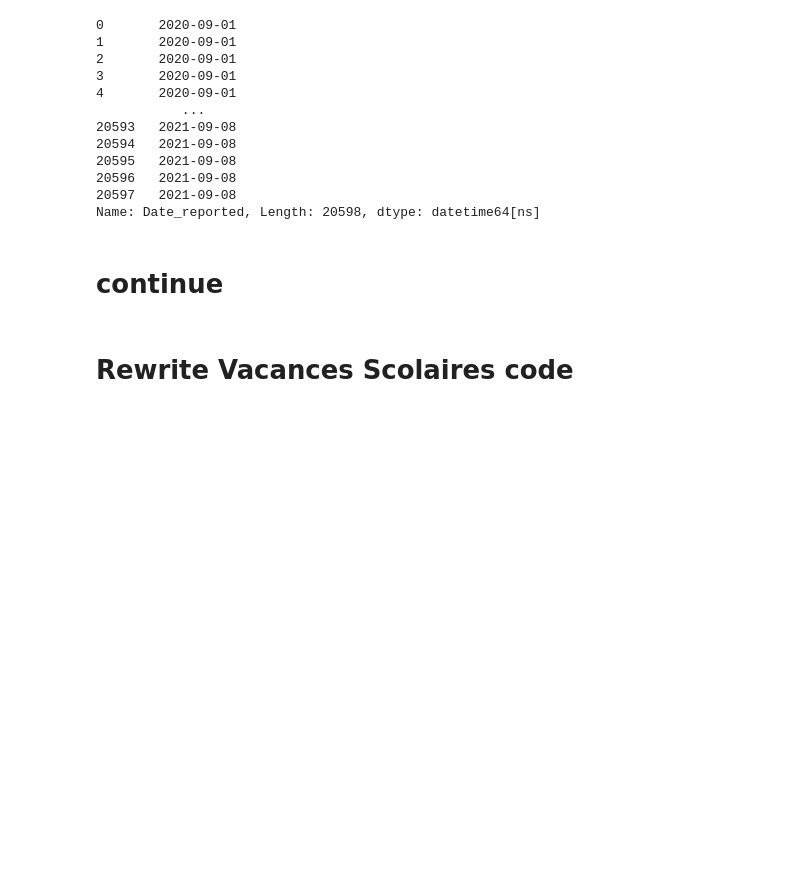
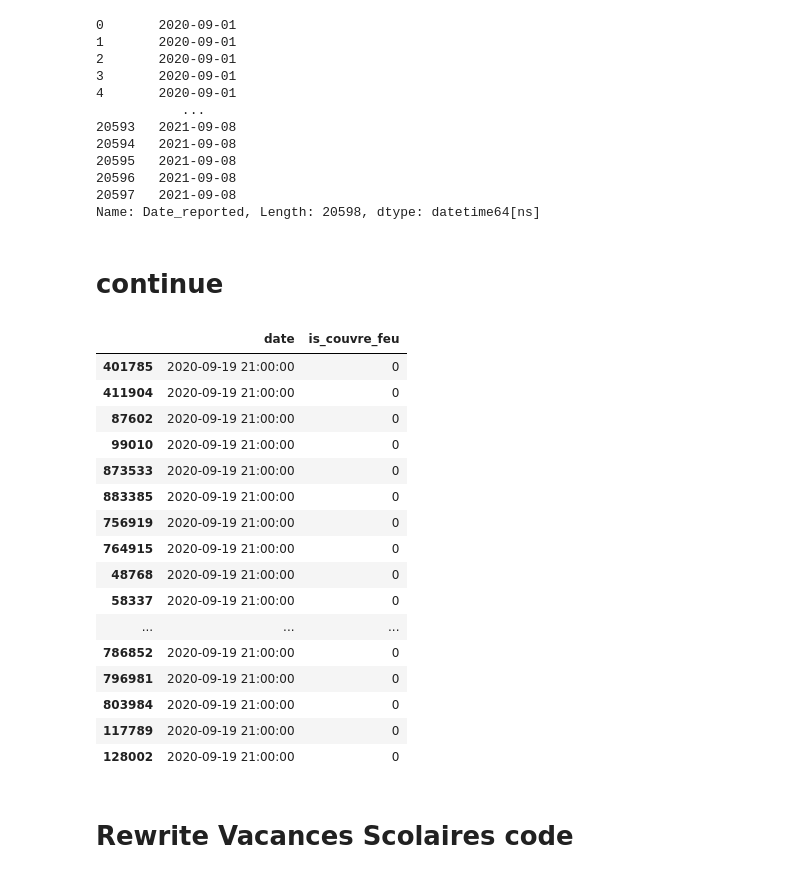
Before and after one commit to raphaelamzallag/python_dsb_final_project, a Jupyter notebook: Preproc.ipynb, the cells around one changed output. Saved outputs shown, nothing was run; the diff lists cells and outputs as text; code cells hidden in the pictures; blank space fills up the shorter version.

```diff
--- a/Preproc.ipynb
+++ b/Preproc.ipynb
@@ -119,2 +121,46 @@ Name: Date_reported, Length: 20598, dtype: datetime64[ns]
+# %%
+
+def apply_couvre_feu(df, date_column='date'):
+
+    couvre_feu_periods = [
+        {"start": datetime.datetime(2020, 10, 17), "end": datetime.datetime(2020, 10, 29), "start_time": datetime.time(21, 0), "end_time": datetime.time(6, 0)},
+        {"start": datetime.datetime(2021, 1, 16), "end": datetime.datetime(2021, 6, 20), "start_time": datetime.time(21, 0), "end_time": datetime.time(6, 0)},
+    ]
+
+    def is_couvre_feu(date_heure):
+
+        if not isinstance(date_heure, str):
+            date_heure = date_heure.strftime('%Y-%m-%d %H:%M')
+
+        dt = datetime.datetime.strptime(date_heure, '%Y-%m-%d %H:%M')
+        for period in couvre_feu_periods:
+            if period["start"].date() <= dt.date() <= period["end"].date():
+                if ((dt.time() >= period["start_time"]) or (dt.time() < period["end_time"])):
+                    return 1
+        return 0
+
+    df['is_couvre_feu'] = df[date_column].apply(is_couvre_feu)
+    return df
+# %%
+apply_couvre_feu(X)
+X[['date','is_couvre_feu']][X['date']=='2020-09-19 21:00:00']
+# %% [output]
+|  | date | is_couvre_feu |
+| 401785 | 2020-09-19 21:00:00 | 0 |
+| 411904 | 2020-09-19 21:00:00 | 0 |
+| 87602 | 2020-09-19 21:00:00 | 0 |
+| 99010 | 2020-09-19 21:00:00 | 0 |
+| 873533 | 2020-09-19 21:00:00 | 0 |
+| 883385 | 2020-09-19 21:00:00 | 0 |
+| 756919 | 2020-09-19 21:00:00 | 0 |
+| 764915 | 2020-09-19 21:00:00 | 0 |
+| 48768 | 2020-09-19 21:00:00 | 0 |
+| 58337 | 2020-09-19 21:00:00 | 0 |
+| ... | ... | ... |
+| 786852 | 2020-09-19 21:00:00 | 0 |
+| 796981 | 2020-09-19 21:00:00 | 0 |
+| 803984 | 2020-09-19 21:00:00 | 0 |
+| 117789 | 2020-09-19 21:00:00 | 0 |
+| 128002 | 2020-09-19 21:00:00 | 0 |
 # %% [markdown]
 # Rewrite Vacances Scolaires code
```
Also changed, not shown: parts of 1 cell of this notebook, 17 other files.
